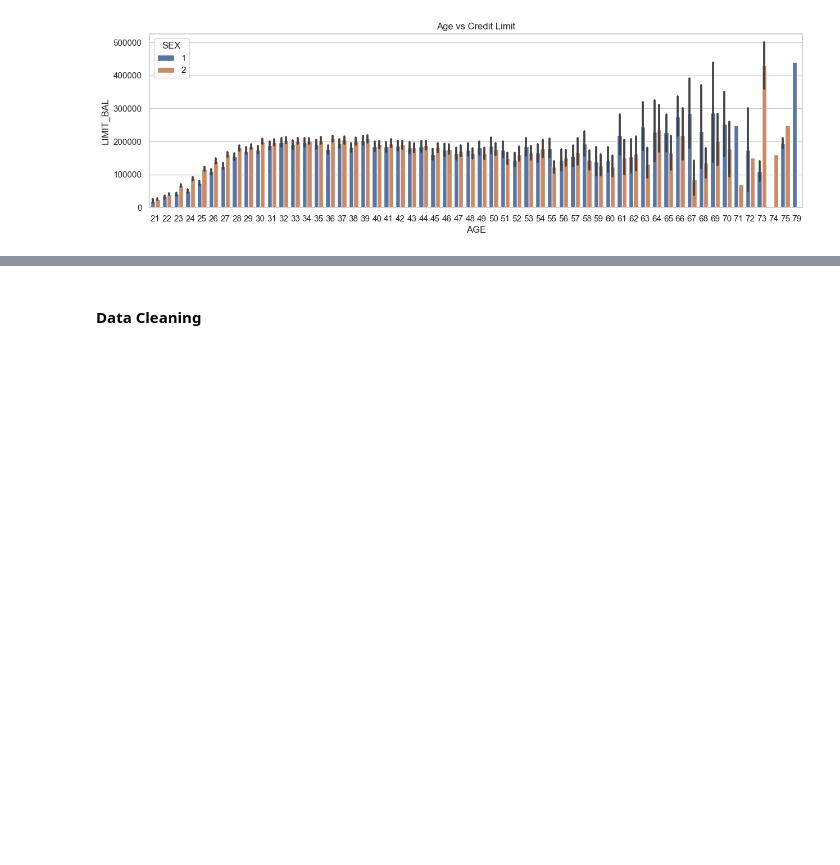
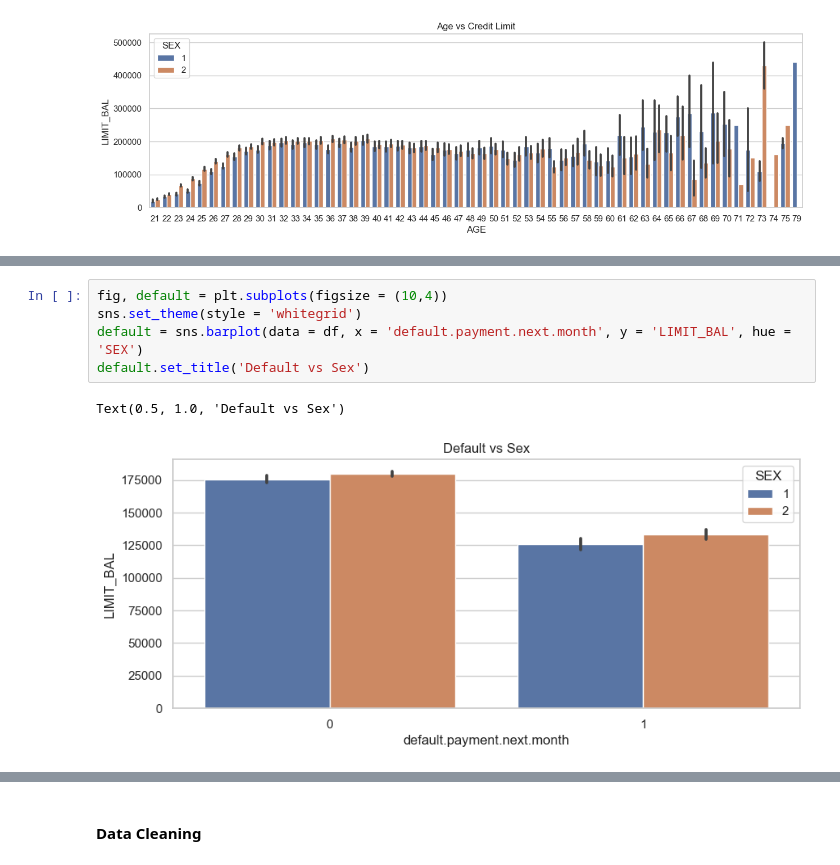
Before and after one commit to sabhashanki/Credit_Card_Default_iNeuron, a Jupyter notebook: credit_card.ipynb, the cells around one changed output, grey strips where cells are left out. Saved outputs shown, nothing was run; the diff lists cells and outputs as text; blank space fills up the shorter version.

```diff
--- a/credit_card.ipynb
+++ b/credit_card.ipynb
@@ -137,0 +155,8 @@ Text(0.5, 1.0, 'Age vs Credit Limit')
+# %%
+fig, default = plt.subplots(figsize = (10,4))
+sns.set_theme(style = 'whitegrid')
+default = sns.barplot(data = df, x = 'default.payment.next.month', y = 'LIMIT_BAL', hue = 'SEX')
+default.set_title('Default vs Sex')
+# %% [output]
+Text(0.5, 1.0, 'Default vs Sex')
+[figure, added]
```
Also changed, not shown: parts of 8 cells of this notebook.
